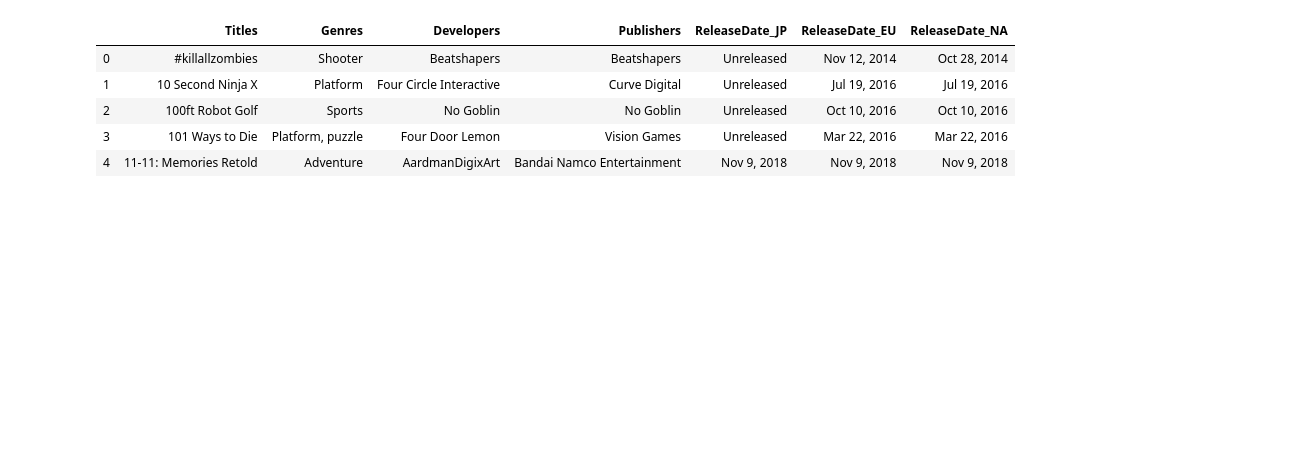
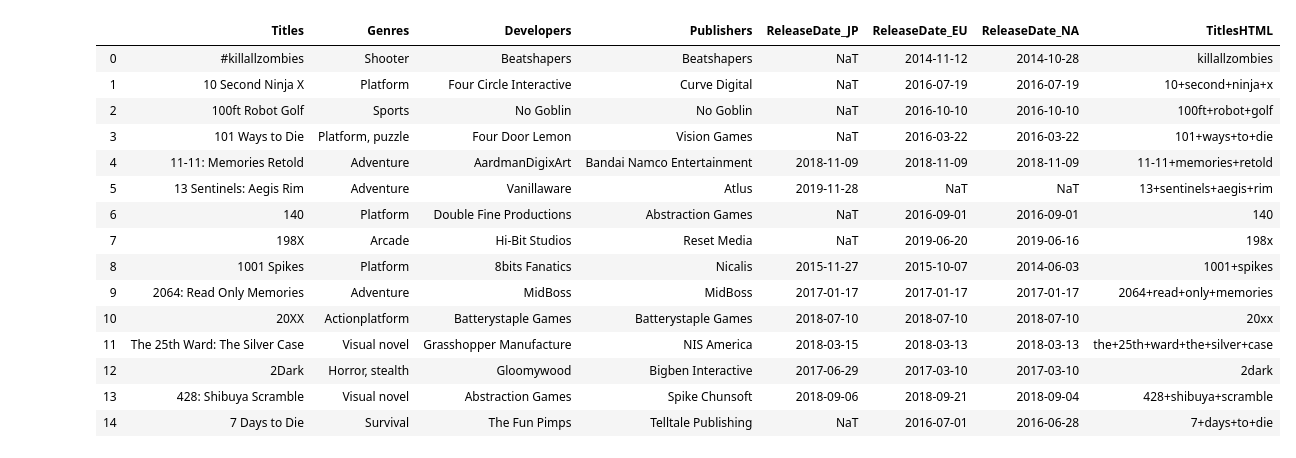
Before and after one commit to ashwin2rai/no_more_backlogs, a Jupyter notebook: notebooks/prototype_1.ipynb, the cells around one changed output. Drawn from its saved outputs; the diff is of its cells as text; code cells hidden in the pictures; blank space fills up the shorter version.

```diff
--- a/notebooks/prototype_1.ipynb
+++ b/notebooks/prototype_1.ipynb
@@ -17,6 +21,8 @@ def get_web_content(addr, ret = 'html'):
         return html.fromstring(pageContent.content)
     elif ret == 'soup':
         return BeautifulSoup(pageContent.text, 'html.parser')
+    elif ret == 'htmlsoup':
+        return (html.fromstring(pageContent.content),BeautifulSoup(pageContent.text, 'html.parser'))
     else:
         print('Error: ret tag is invalid in get_web_content')
         return None
@@ -65,35 +71,52 @@ def get_wiki_table(addr, xpath, counter, assembled_list = None):
 # %%
 xpath_0_m = '/html/body/div[3]/div[3]/div[4]/div/table[2]//tr[{}]//text()'
 html_add_0_m = 'https://en.wikipedia.org/wiki/List_of_PlayStation_4_games'
 
 full_list = get_wiki_table(html_add_0_m, xpath_0_m, 3)
 
 xpath_m_z = '/html/body/div[3]/div[3]/div[4]/div/table/tbody/tr[{}]//text()'
 html_add_m_z = 'https://en.wikipedia.org/wiki/List_of_PlayStation_4_games_(M-Z)'
 
 full_list = get_wiki_table(html_add_m_z, xpath_m_z, 3, full_list)
 
 try:
     ps4_game_list = pd.DataFrame(full_list,columns=['Titles','Genres','Developers','Publishers','ReleaseDate_JP','ReleaseDate_EU','ReleaseDate_NA'] )
 except:
     print('Error: issues with converting scraped wiki table data into DataFrame.')
 
 release_list = ['ReleaseDate_JP','ReleaseDate_EU','ReleaseDate_NA']
 
 for col in release_list:
     try:
-        game_list[col]=pd.to_datetime(game_list[col],infer_datetime_format=True,errors='coerce')
+        ps4_game_list[col]=pd.to_datetime(ps4_game_list[col],infer_datetime_format=True,errors='coerce')
     except:
         print('Could not convert scraped release date columns into datetime format.')
 
-ps4_game_list.head(5)
+punc_dict={ord('\''):None, ord(':'):None, ord('#'):None, ord('/'):' ',
+           ord('&'):None, ord(';'):' ', ord('!'):None, ord(','):None, ord('?'):None, ord('.'):None}
+
+ps4_game_list['TitlesHTML'] = ps4_game_list['Titles'].str.replace('\.0',' 0').str.replace('\.1',' 1').str.replace('\.5',' 5').str.replace(' -',' ').str.replace('//',' ').str.translate(punc_dict).str.replace('  ',' ').str.strip().str.lower().str.replace(' ','+')
+
+ps4_game_list.to_csv('ps4_game_list.csv')
+
+ps4_game_list.head(15)
 # %% [output]
-|  | Titles | Genres | Developers | Publishers | ReleaseDate_JP | ReleaseDate_EU | ReleaseDate_NA |
-| 0 | #killallzombies | Shooter | Beatshapers | Beatshapers | Unreleased | Nov 12, 2014 | Oct 28, 2014 |
-| 1 | 10 Second Ninja X | Platform | Four Circle Interactive | Curve Digital | Unreleased | Jul 19, 2016 | Jul 19, 2016 |
-| 2 | 100ft Robot Golf | Sports | No Goblin | No Goblin | Unreleased | Oct 10, 2016 | Oct 10, 2016 |
-| 3 | 101 Ways to Die | Platform, puzzle | Four Door Lemon | Vision Games | Unreleased | Mar 22, 2016 | Mar 22, 2016 |
-| 4 | 11-11: Memories Retold | Adventure | AardmanDigixArt | Bandai Namco Entertainment | Nov 9, 2018 | Nov 9, 2018 | Nov 9, 2018 |
+|  | Titles | Genres | Developers | Publishers | ReleaseDate_JP | ReleaseDate_EU | ReleaseDate_NA | TitlesHTML |
+| 0 | #killallzombies | Shooter | Beatshapers | Beatshapers | NaT | 2014-11-12 | 2014-10-28 | killallzombies |
+| 1 | 10 Second Ninja X | Platform | Four Circle Interactive | Curve Digital | NaT | 2016-07-19 | 2016-07-19 | 10+second+ninja+x |
+| 2 | 100ft Robot Golf | Sports | No Goblin | No Goblin | NaT | 2016-10-10 | 2016-10-10 | 100ft+robot+golf |
+| 3 | 101 Ways to Die | Platform, puzzle | Four Door Lemon | Vision Games | NaT | 2016-03-22 | 2016-03-22 | 101+ways+to+die |
+| 4 | 11-11: Memories Retold | Adventure | AardmanDigixArt | Bandai Namco Entertainment | 2018-11-09 | 2018-11-09 | 2018-11-09 | 11-11+memories+retold |
+| 5 | 13 Sentinels: Aegis Rim | Adventure | Vanillaware | Atlus | 2019-11-28 | NaT | NaT | 13+sentinels+aegis+rim |
+| 6 | 140 | Platform | Double Fine Productions | Abstraction Games | NaT | 2016-09-01 | 2016-09-01 | 140 |
+| 7 | 198X | Arcade | Hi-Bit Studios | Reset Media | NaT | 2019-06-20 | 2019-06-16 | 198x |
+| 8 | 1001 Spikes | Platform | 8bits Fanatics | Nicalis | 2015-11-27 | 2015-10-07 | 2014-06-03 | 1001+spikes |
+| 9 | 2064: Read Only Memories | Adventure | MidBoss | MidBoss | 2017-01-17 | 2017-01-17 | 2017-01-17 | 2064+read+only+memories |
+| 10 | 20XX | Actionplatform | Batterystaple Games | Batterystaple Games | 2018-07-10 | 2018-07-10 | 2018-07-10 | 20xx |
+| 11 | The 25th Ward: The Silver Case | Visual novel | Grasshopper Manufacture | NIS America | 2018-03-15 | 2018-03-13 | 2018-03-13 | the+25th+ward+the+silver+case |
+| 12 | 2Dark | Horror, stealth | Gloomywood | Bigben Interactive | 2017-06-29 | 2017-03-10 | 2017-03-10 | 2dark |
+| 13 | 428: Shibuya Scramble | Visual novel | Abstraction Games | Spike Chunsoft | 2018-09-06 | 2018-09-21 | 2018-09-04 | 428+shibuya+scramble |
+| 14 | 7 Days to Die | Survival | The Fun Pimps | Telltale Publishing | NaT | 2016-07-01 | 2016-06-28 | 7+days+to+die |
 # %%
 def find_pricing_script(script_tag):
     find = False
```
Also changed, not shown: parts of 9 cells of this notebook, 1 other file.
